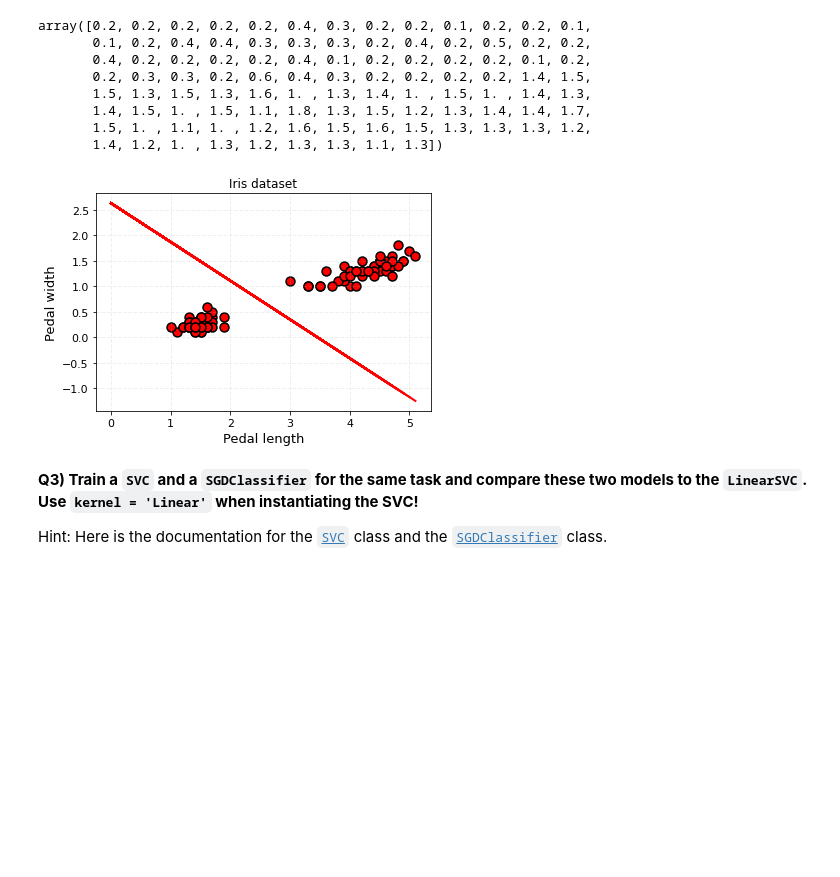
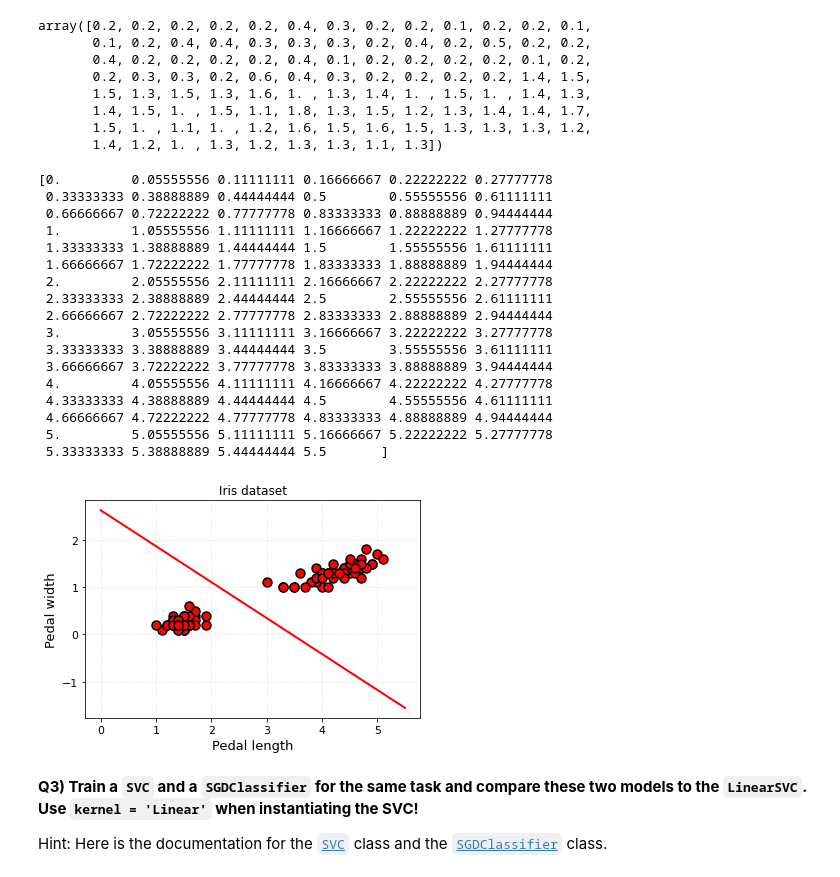
Before and after one commit to Kriegtho/2022_ML_EES, a Jupyter notebook: Labs/S2_1_SVM.ipynb, the cells around one changed output. Saved outputs shown, nothing was run; the diff lists cells and outputs as text; code cells hidden in the pictures; blank space fills up the shorter version.

```diff
--- a/Labs/S2_1_SVM.ipynb
+++ b/Labs/S2_1_SVM.ipynb
@@ -138,30 +138,48 @@ array([0.2, 0.2, 0.2, 0.2, 0.2, 0.4, 0.3, 0.2, 0.2, 0.1, 0.2, 0.2, 0.1,
 # %%
 # On the same figure: Scatter the features X and plot the decision boundary
 # Don't forget to label the axes and add a legend to your figure
 # Initiate a figure using plt.subplots
 fig,ax = plt.subplots(1,1)
 
 # Now plot all feature Xs in a scatter plot. Use these settings:
 # (s = 80, color='r', edgecolor='k', linewidths=1.5)
 # X, y indices of the inputs can be accessed like this X[:,0] [X indices]; X[:,1] [Y indices]
 ax.scatter(X[:,0],X[:,1],s=80,color='r',edgecolor='k',linewidths=1.5)
 
 # Decision boundary: yboundary = - (W[0]*x+I[0])/W[1]
 # Initiate a 1D array X with np.linspace()
-x = np.linspace(0,X[:,0])
+x = np.linspace(0,5.5,100)
+print(x)
 # Calculate yboundary
 yboundary = - (W[0]*x+I[0])/W[1]
 plt.plot(x,yboundary,c='r',lw=2)
 
 ax.set_xlabel("Pedal length",fontdict={'size':13})
 ax.set_ylabel("Pedal width",fontdict={'size':13})
 ax.set_title('Iris dataset')
 ax.tick_params(axis='both', which='major', labelsize=11)
 ax.grid(alpha=0.2,ls='--',lw=1)
 #[x.set_linewidth(2) for x in ax.spines.values()]
 plt.show()
 # %% [output]
+[0.         0.05555556 0.11111111 0.16666667 0.22222222 0.27777778
+ 0.33333333 0.38888889 0.44444444 0.5        0.55555556 0.61111111
+ 0.66666667 0.72222222 0.77777778 0.83333333 0.88888889 0.94444444
+ 1.         1.05555556 1.11111111 1.16666667 1.22222222 1.27777778
+ 1.33333333 1.38888889 1.44444444 1.5        1.55555556 1.61111111
+ 1.66666667 1.72222222 1.77777778 1.83333333 1.88888889 1.94444444
+ 2.         2.05555556 2.11111111 2.16666667 2.22222222 2.27777778
+ 2.33333333 2.38888889 2.44444444 2.5        2.55555556 2.61111111
+ 2.66666667 2.72222222 2.77777778 2.83333333 2.88888889 2.94444444
+ 3.         3.05555556 3.11111111 3.16666667 3.22222222 3.27777778
+ 3.33333333 3.38888889 3.44444444 3.5        3.55555556 3.61111111
+ 3.66666667 3.72222222 3.77777778 3.83333333 3.88888889 3.94444444
+ 4.         4.05555556 4.11111111 4.16666667 4.22222222 4.27777778
+ 4.33333333 4.38888889 4.44444444 4.5        4.55555556 4.61111111
+ 4.66666667 4.72222222 4.77777778 4.83333333 4.88888889 4.94444444
+ 5.         5.05555556 5.11111111 5.16666667 5.22222222 5.27777778
+ 5.33333333 5.38888889 5.44444444 5.5       ]
-[figure, old version]
+[figure, new version]
 # %% [markdown]
 **Q3) Train a `SVC` and a `SGDClassifier` for the same task and compare these two models to the `LinearSVC`. Use `kernel = 'Linear'` when instantiating the SVC!**
 
```
Also changed, not shown: parts of 3 cells of this notebook.
